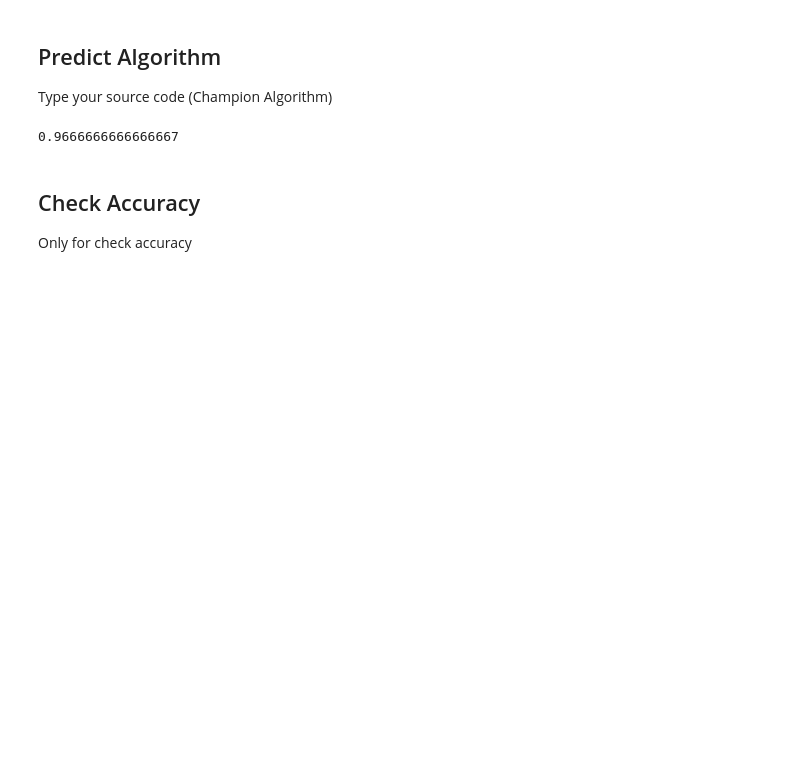
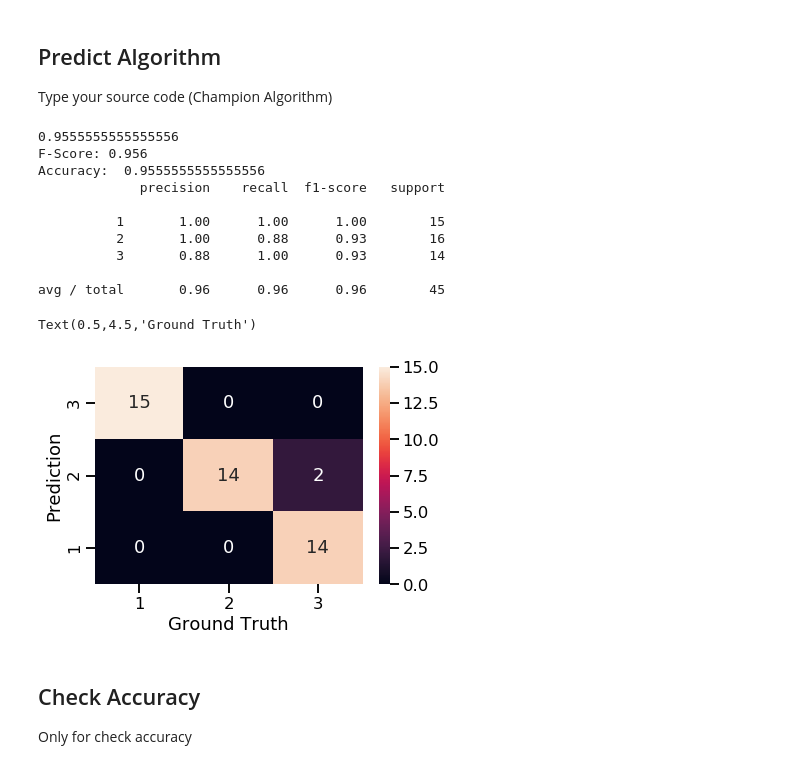
Before and after one commit to Junhyuck-Woo/CAU-ArtificialIntelligence, a Jupyter notebook: model/YuseonSujin/Classification_Iris_mine.ipynb, the cells around one changed output. Cells and saved outputs as stored; diff of their text form; code cells hidden in the pictures; blank space fills up the shorter version.

```diff
--- a/model/YuseonSujin/Classification_Iris_mine.ipynb
+++ b/model/YuseonSujin/Classification_Iris_mine.ipynb
@@ -16,7 +31,7 @@ import os
 
 # y_data = pd.read_csv(askopenfilename(title='Choose your training answer'))
 
-data_path = ['C:\\Users\\ys\\Documents\\AI Project2\\Iris_Data']
+data_path = ['../../13week_project_data/Iris_Data']
 x_file_path = os.sep.join(data_path + ['data.csv'])
 x_data = pd.read_csv(x_file_path)
 
@@ -29,7 +44,8 @@ y_data = y_data.iloc[:, 0]
 # %%
 from sklearn.model_selection import train_test_split
 # Split as train data and test data
-tr_data, ts_data, tr_ans, ts_ans = train_test_split(x_data, y_data, test_size=0.2, shuffle=True)
+tr_data, ts_data, tr_ans, ts_ans = train_test_split(x_data, y_data, test_size=0.3, shuffle=True)
+# tr_data, ts_data, tr_ans, ts_ans = train_test_split(x_data, y_data, test_size=0.3, random_state=42)
 # %%
 def accuracy(real, predict):
     return sum(real == predict) / float(real.shape[0])
@@ -49,8 +56,8 @@ Type your source code (Champion Algorithm)
 # %%
-data_df = pd.DataFrame(ts_data)
-data_df.to_csv("Iris_ts_data.csv", mode='w')
-ans_df = pd.DataFrame(ts_ans)
-ans_df.to_csv("Iris_ts_ans.csv", mode='w')
+# data_df = pd.DataFrame(ts_data)
+# data_df.to_csv("Iris_ts_data.csv", mode='w')
+# ans_df = pd.DataFrame(ts_ans)
+# ans_df.to_csv("Iris_ts_ans.csv", mode='w')
 
 # # KNN, neighbors=5
 # from sklearn.neighbors import KNeighborsClassifier
@@ -60,51 +67,66 @@ ans_df.to_csv("Iris_ts_ans.csv", mode='w')
 
 # # GNB
 # from sklearn.naive_bayes import GaussianNB
 # gnb = GaussianNB()
 # gnb = gnb.fit(tr_data, tr_ans)
 # y_pred = gnb.predict(ts_data)
 
 # # SVM
 # from sklearn.svm import LinearSVC
 # LinSVC = LinearSVC()
 # LinSVC = LinSVC.fit(tr_data, tr_ans)
 # y_pred = LinSVC.predict(ts_data)
 
 # # Bagging
 # from sklearn.ensemble import BaggingClassifier
 # BC = BaggingClassifier(n_estimators=50)
 # BC = BC.fit(tr_data, tr_ans)
 # y_pred = BC.predict(ts_data)
 
 # # RandomForest
 from sklearn.ensemble import RandomForestClassifier
-RF = RandomForestClassifier()
+RF = RandomForestClassifier(n_estimators=4, random_state=7, max_leaf_nodes=3)
 RF = RF.fit(tr_data, tr_ans)
 y_pred = RF.predict(ts_data)
-
-pred_df = pd.DataFrame(y_pred)
-pred_df.to_csv("Iris_RF.csv", mode='w')
 print(accuracy(ts_ans, y_pred))
 
-# # GradientBoosting
-# from sklearn.ensemble import GradientBoostingClassifier
-# GBC = GradientBoostingClassifier()
-# GBC = GBC.fit(tr_data, tr_ans)
-# y_pred = GBC.predict(ts_data)
 
-# # AdaBoosting
-# from sklearn.ensemble import AdaBoostClassifier
-# from sklearn.tree import DecisionTreeClassifier
-# ABC = AdaBoostClassifier()
-# ABC = ABC.fit(tr_data, tr_ans)
-# y_pred = ABC.predict(ts_data)
 
-# pred_df = pd.DataFrame(y_pred)
-# pred_df.to_csv("output.csv", mode='w')
+# Test
+prediction = RF.predict(ts_data)
+
+# Check Result
+p,r,f,s = precision_recall_fscore_support(ts_ans, prediction, average='micro')
+print("F-Score:", round(f,3))
+print("Accuracy: ", accuracy_score(ts_ans, prediction))
+
+print(classification_report(ts_ans, prediction))
+
+labels = sorted(ts_ans.unique())
+chart = pd.DataFrame(confusion_matrix(ts_ans, prediction),
+                  columns=labels, index=labels)
+sns.set_context('talk')
+ax = sns.heatmap(chart, annot=True, fmt='d', xticklabels=True, yticklabels=True)
+ax.set_xticklabels(labels)
+ax.set_yticklabels(labels[::-1])
+ax.set_ylabel('Prediction')
+ax.set_xlabel('Ground Truth')
+
 
 # End of Demo
 # %% [output]
-0.9666666666666667
+0.9555555555555556
+F-Score: 0.956
+Accuracy:  0.9555555555555556
+             precision    recall  f1-score   support
+
+          1       1.00      1.00      1.00        15
+          2       1.00      0.88      0.93        16
+          3       0.88      1.00      0.93        14
+
+avg / total       0.96      0.96      0.96        45
+Text(0.5,4.5,'Ground Truth')
+[figure, added]
 # %% [markdown]
 ## Check Accuracy
 
```
Also changed, not shown: parts of 5 cells of this notebook.
